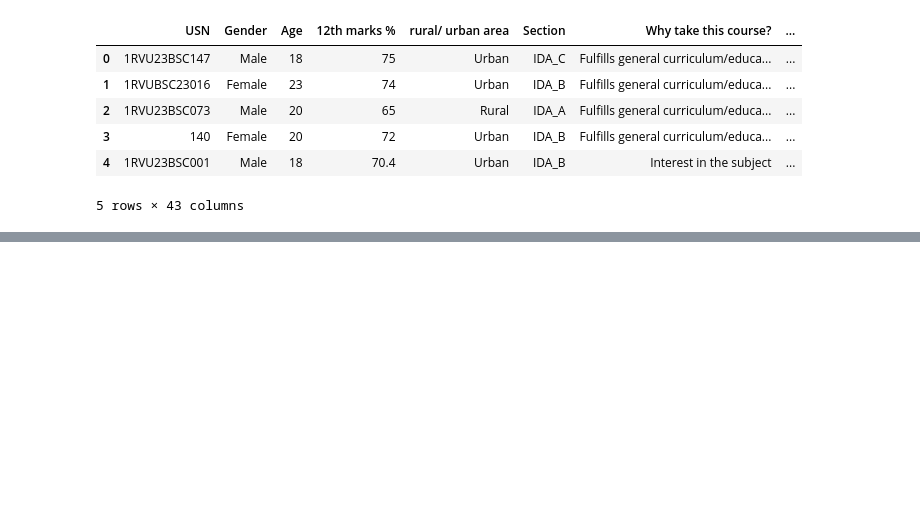
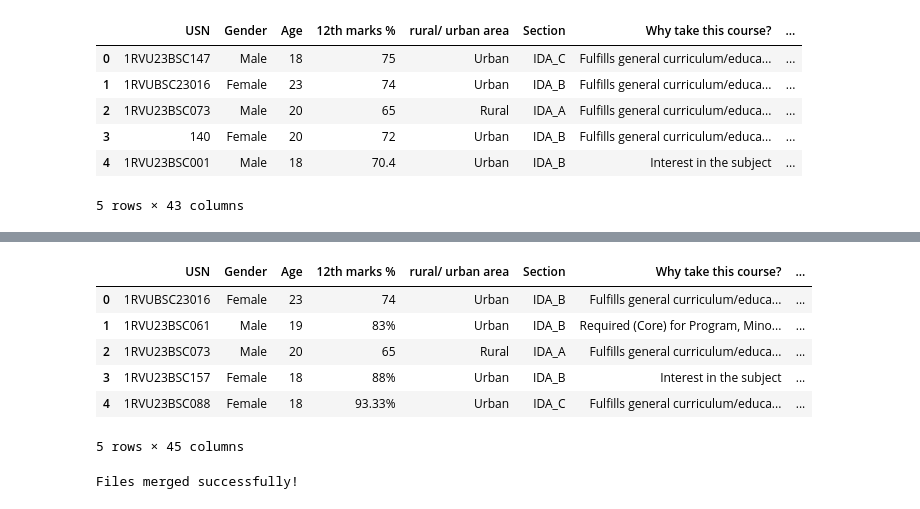
Before and after one commit to Kashishvarmaa/Bias_Mitigation, a Jupyter notebook: preprocessing.ipynb, the cells around one changed output, grey strips where cells are left out. Saved outputs shown, nothing was run; the diff lists cells and outputs as text; code cells hidden in the pictures; blank space fills up the shorter version.

```diff
--- a/preprocessing.ipynb
+++ b/preprocessing.ipynb
@@ -405,0 +1222,25 @@ CSV 2 -
+# %%
+data3.head()
+# %% [output]
+|  | USN | Gender | Age | 12th marks % | rural/ urban area | Section | Why take this course? | ... |
+| 0 | 1RVUBSC23016 | Female | 23 | 74 | Urban | IDA_B | Fulfills general curriculum/educa... | ... |
+| 1 | 1RVU23BSC061 | Male | 19 | 83% | Urban | IDA_B | Required (Core) for Program, Mino... | ... |
+| 2 | 1RVU23BSC073 | Male | 20 | 65 | Rural | IDA_A | Fulfills general curriculum/educa... | ... |
+| 3 | 1RVU23BSC157 | Female | 18 | 88% | Urban | IDA_B | Interest in the subject | ... |
+| 4 | 1RVU23BSC088 | Female | 18 | 93.33% | Urban | IDA_C | Fulfills general curriculum/educa... | ... |
+5 rows × 45 columns
+# %%
+# Merge the dataframes (row-wise or column-wise, depending on your need)
+# For row-wise (assuming the same columns):
+merged_df = pd.concat([data, data2, data3], ignore_index=True)
+
+# If you want to merge them based on a common column (key):
+# merged_df = pd.merge(df1, df2, on='common_column')
+# merged_df = pd.merge(merged_df, df3, on='common_column')
+
+# Save the merged dataframe to a new CSV file
+merged_df.to_csv('StudentFeedback.csv', index=False)
+
+print("Files merged successfully!")
+# %% [output]
+Files merged successfully!
```
Also changed, not shown: parts of 42 cells of this notebook, 5 other files.
